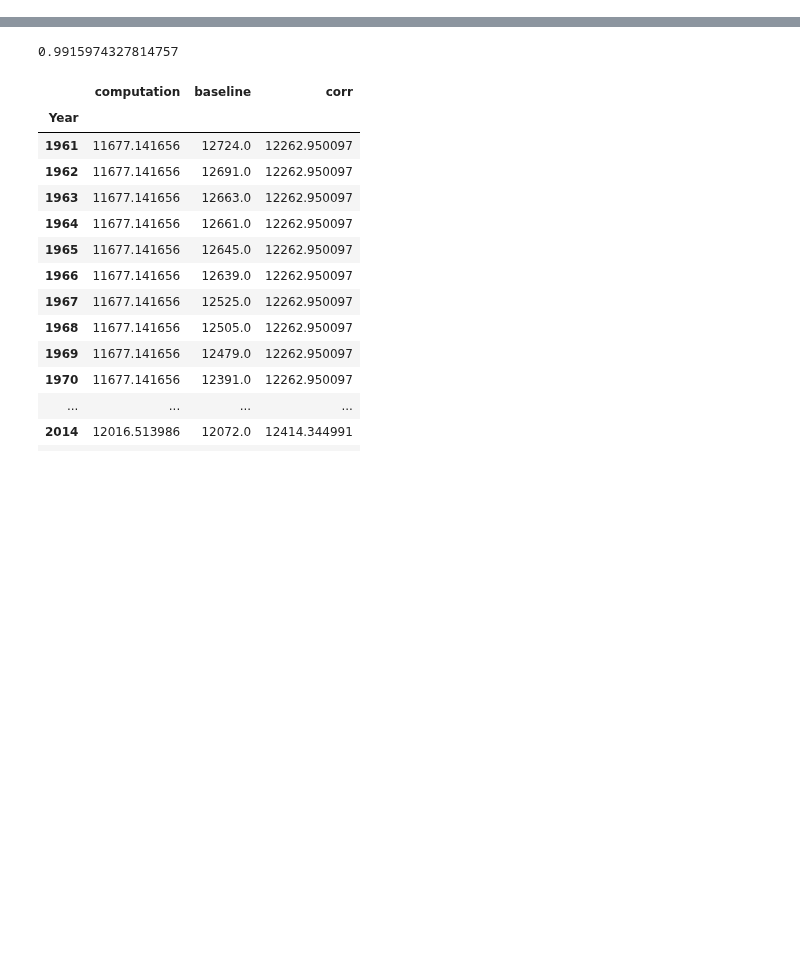
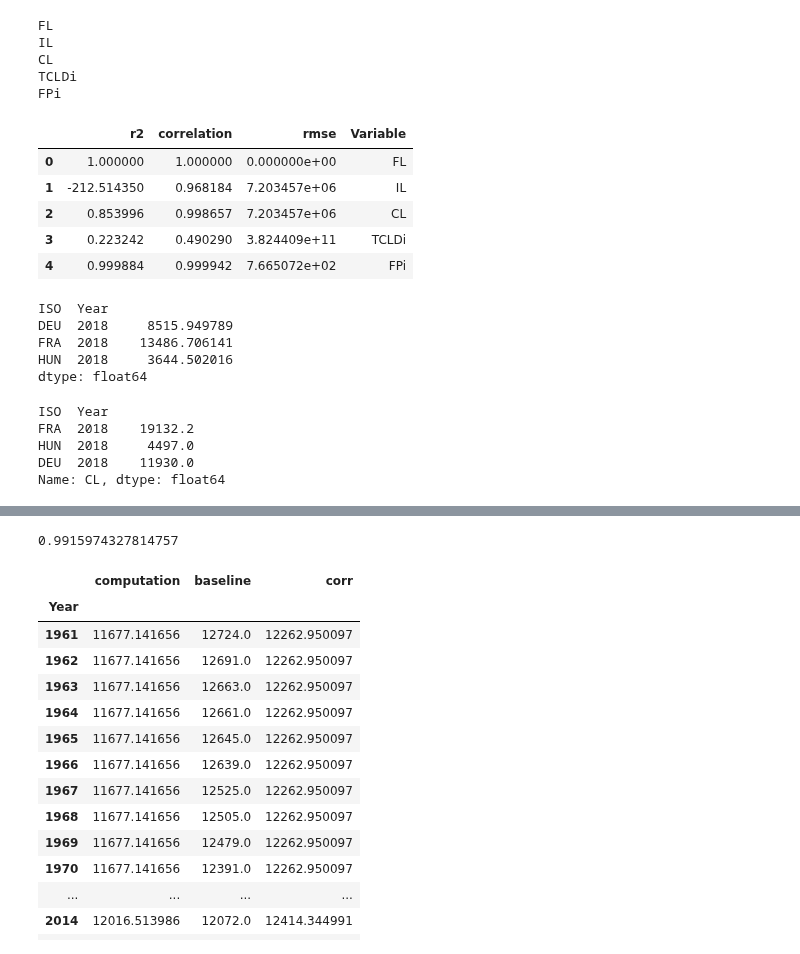
Before and after one commit to simonzabrocki/GraphModels, a Jupyter notebook: BE2_development.ipynb, the cells around one changed output, grey strips where cells are left out. Saved outputs shown, nothing was run; the diff lists cells and outputs as text; code cells hidden in the pictures; blank space fills up the shorter version.

Commit message:
Update BE2 model with new FBS

```diff
--- a/BE2_development.ipynb
+++ b/BE2_development.ipynb
@@ -30,7 +30,7 @@ def get_X_y_from_data(model, data_dict):
 def df_to_dict(df):
     X = {}
     for code in df.columns:
-        X[code] = df[code]
+        X[code] = df[code].fillna(0)
     return X
 
 
@@ -73,5 +73,18 @@ data_dict['FL_baseline'] = data_dict['FL']
 data_dict['R_rate'] = pd.Series(data=0, index=data_dict['CL_baseline'].index)
 
 
-data_dict['CL_corr_intercept'] = corrected_cl.query('name != "comp"').rename(columns={"name": 'ISO'}).set_index('ISO')['coef']
-data_dict['CL_corr_coef'] = pd.Series(data=corrected_cl.query('name == "comp"')['coef'].values[0], index=data_dict['CL_corr_intercept'].index)
+#data_dict['CL_corr_intercept'] = corrected_cl.query('name != "comp"').rename(columns={"name": 'ISO'}).set_index('ISO')['coef']
+#data_dict['CL_corr_coef'] = pd.Series(data=corrected_cl.query('name == "comp"')['coef'].values[0], index=data_dict['CL_corr_intercept'].index)
+data_dict['CL_corr_coef'] = 0.7
+
+data_dict['CYi'] = data_dict['CYi'].replace(0, np.nan)
+# %%
+ISO_data_dict = {k: v.loc[['FRA', 'HUN', 'DEU', 'NLD', 'BEL', 'CHE'], [2016, 2017, 2018], :] for k, v in data_dict.items() if k not in ['CL_corr_coef']}
+ISO_data_dict['CL_corr_coef'] = 1
+# %%
+from graphmodels.utils import get_X_y_from_data
+X, y_true = get_X_y_from_data(BE2_models['FPi_model'], ISO_data_dict)
+
+
+res = BE2_models['FPi_model'].run(X)
+score_model(BE2_models['FPi_model'], X, y_true)
@@ -78,5 +127,7 @@ data_dict['CL_corr_coef'] = pd.Series(data=corrected_cl.query('name == "comp"')[
 # %%
 from graphmodels.utils import get_X_y_from_data
-X, y_true = get_X_y_from_data(BE2_models['TCLDi_model'], data_dict)
+X, y_true = get_X_y_from_data(BE2_models['TCLDi_model'], ISO_data_dict)
+
+res = BE2_models['TCLDi_model'].run(X)
 
 score_model(BE2_models['TCLDi_model'], X, y_true)
@@ -87,5 +177,17 @@ score_model(BE2_models['IL_FL_model'], X, y_true)
 # %%
-X, y_true = get_X_y_from_data(BE2_models['BE2_model'], data_dict)
-
+X, y_true = get_X_y_from_data(BE2_models['BE2_model'], ISO_data_dict)
+res = BE2_models['BE2_model'].run(X)
 score_model(BE2_models['BE2_model'], X, y_true)
+# %% [output]
+FL
+IL
+CL
+TCLDi
+FPi
+|  | r2 | correlation | rmse | Variable |
+| 0 | 1.000000 | 1.000000 | 0.000000e+00 | FL |
+| 1 | -212.514350 | 0.968184 | 7.203457e+06 | IL |
+| 2 | 0.853996 | 0.998657 | 7.203457e+06 | CL |
+| 3 | 0.223242 | 0.490290 | 3.824409e+11 | TCLDi |
+| 4 | 0.999884 | 0.999942 | 7.665072e+02 | FPi |
 # %%
@@ -92,0 +195,16 @@ res = BE2_models['BE2_model'].run(X)
+# %%
+res['CL']
+# %% [output]
+ISO  Year
+DEU  2018     8515.949789
+FRA  2018    13486.706141
+HUN  2018     3644.502016
+dtype: float64
+# %%
+ISO_data_dict['CL']
+# %% [output]
+ISO  Year
+FRA  2018    19132.2
+HUN  2018     4497.0
+DEU  2018    11930.0
+Name: CL, dtype: float64
```
Also changed, not shown: parts of 15 cells of this notebook, 3 other files.
